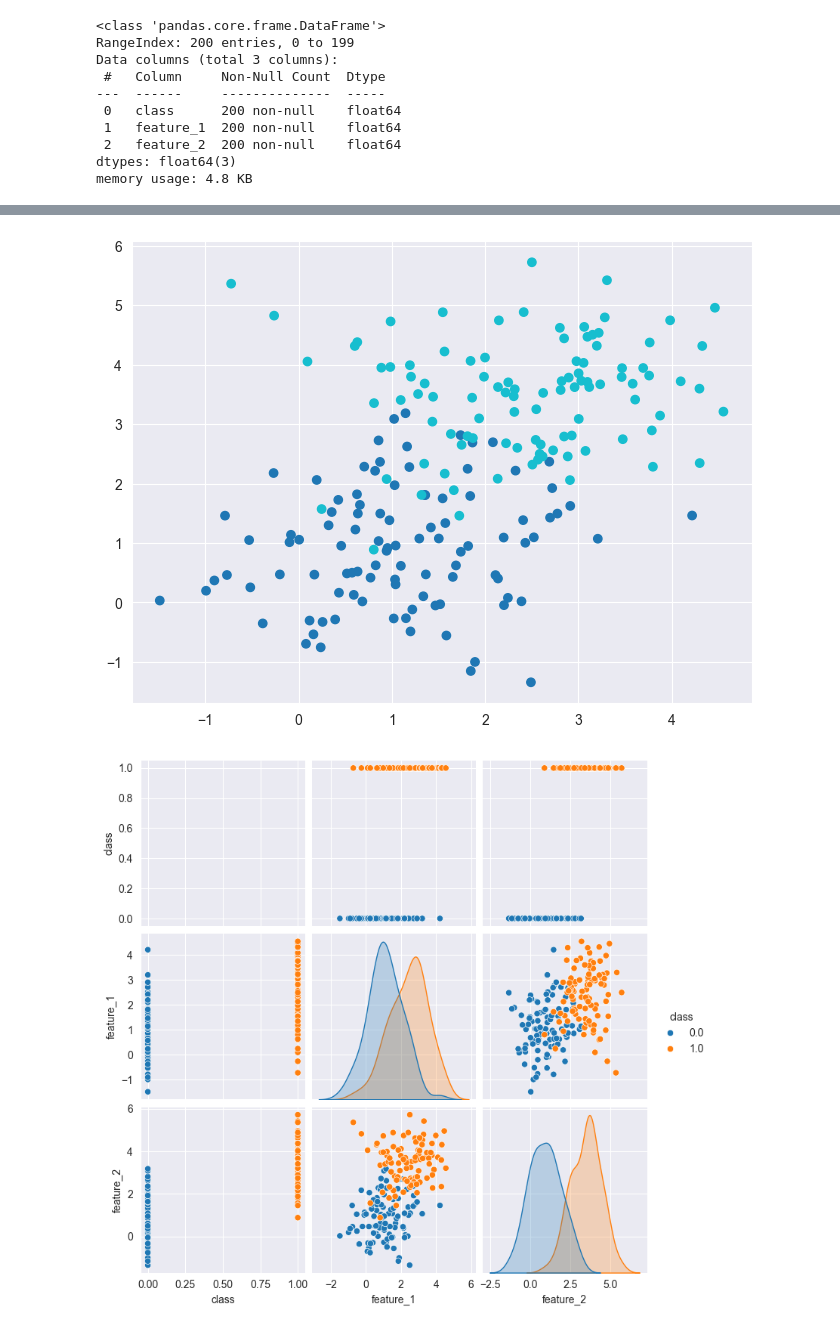
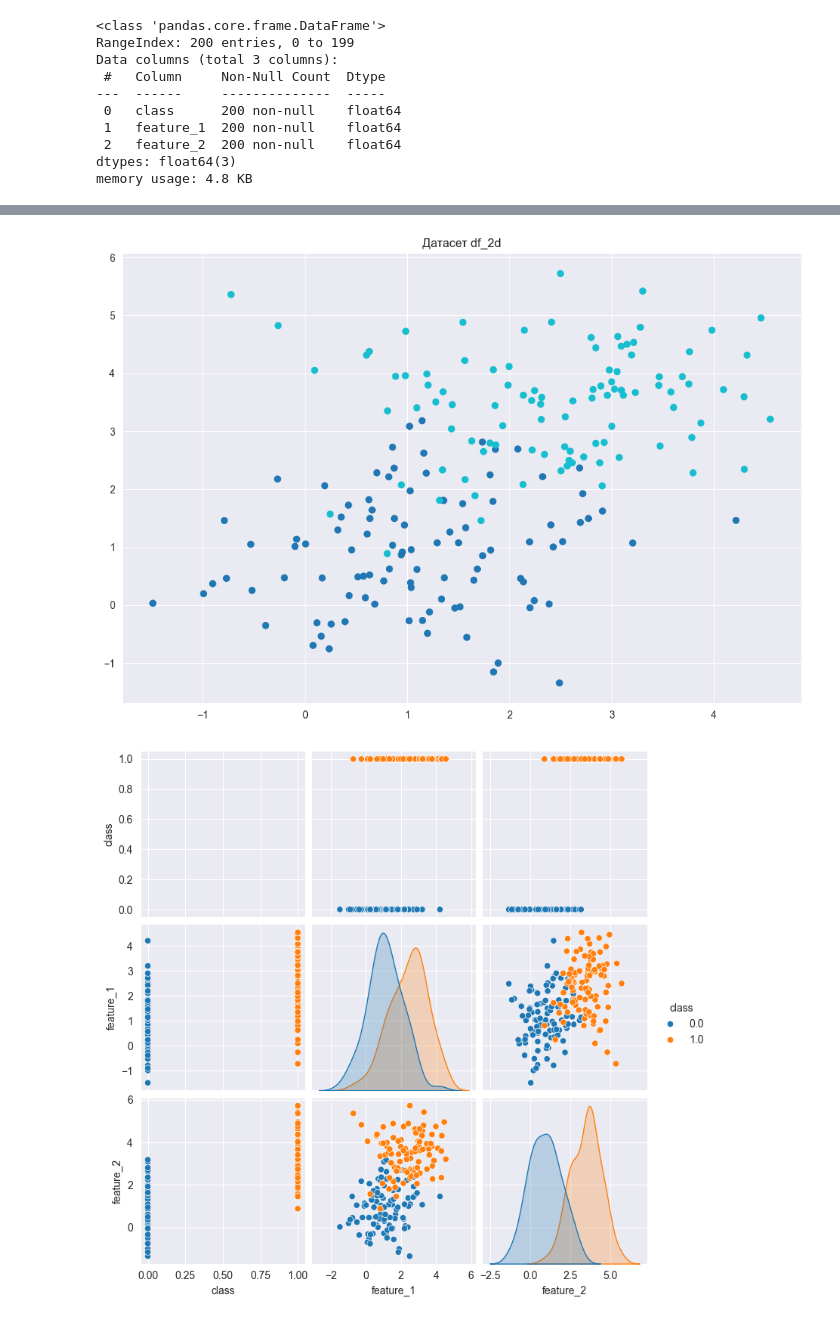
Before and after one commit to KyryloChalov/DS, a Jupyter notebook: HW_06/hw6.ipynb, the cells around one changed output, grey strips where cells are left out. Cells and saved outputs as stored; diff of their text form; code cells hidden in the pictures.

```diff
--- a/HW_06/hw6.ipynb
+++ b/HW_06/hw6.ipynb
@@ -73,15 +50,16 @@ df_2d.describe()
 # %%
-plt.figure(figsize=(8, 6))
+plt.figure(figsize=(12, 8))
 plt.scatter(
     x=df_2d.iloc[:, 1],
     y=df_2d.iloc[:, 2],
     c=df_2d.iloc[:, 0],
     edgecolor="face",
     cmap=cmap,
 )
+plt.title(f"Датасет df_2d")
 plt.show()
 # %% [output]
-[figure, old version]
+[figure, new version]
 # %%
 sns.set_style("darkgrid")
 features_to_analyse = ["class", "feature_1", "feature_2"]
```
Also changed, not shown: parts of 35 cells of this notebook.
